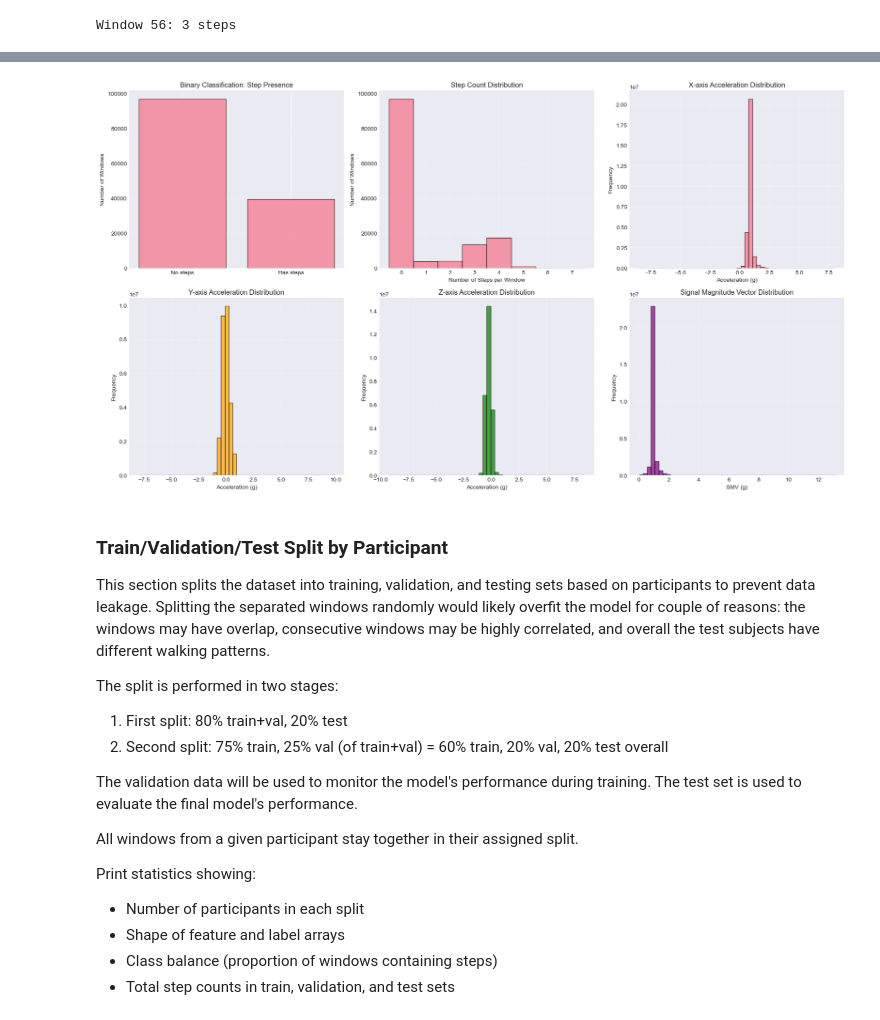
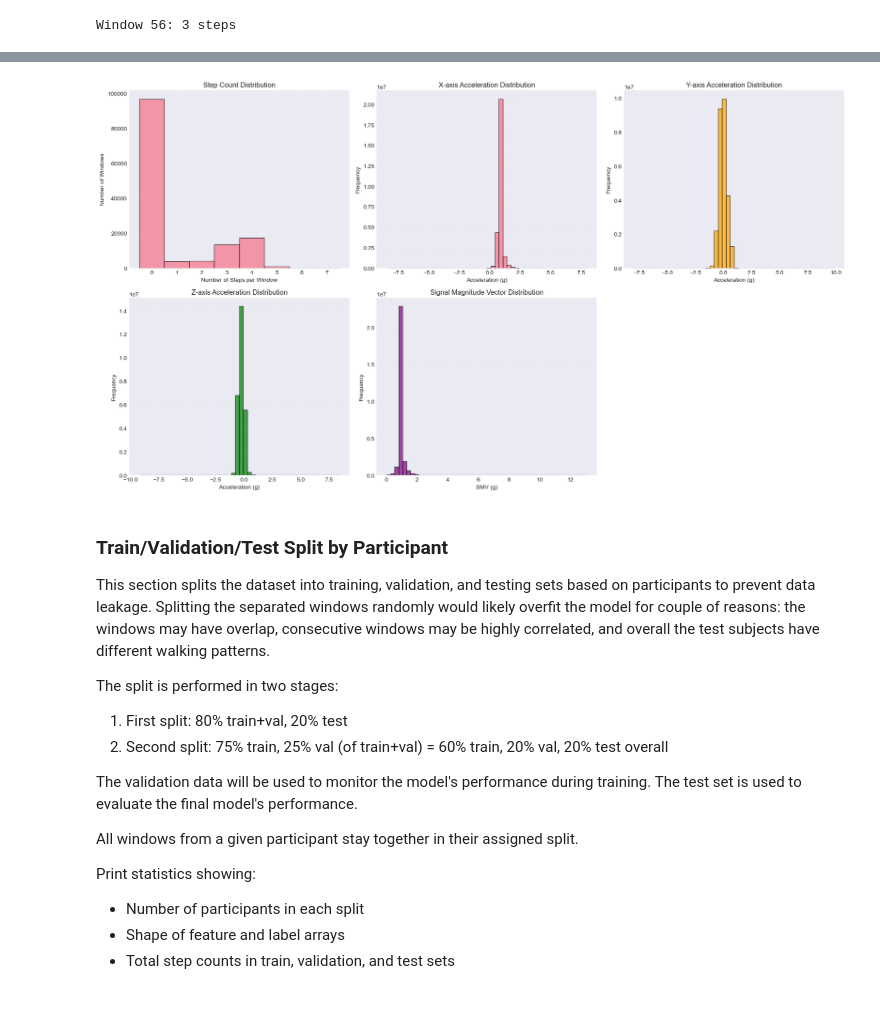
Before and after one commit to pekko-kauppila/Machine-Learning-Projects, a Jupyter notebook: Step_counter_project/notebooks/data_preparation_cnn.ipynb, the cells around one changed output, grey strips where cells are left out. Drawn from its saved outputs; the diff is of its cells as text; code cells hidden in the pictures.

Commit message:
delete experiment comparison, delete classification functionality from data preparation, use zero overlapping n test data windows

```diff
--- a/Step_counter_project/notebooks/data_preparation_cnn.ipynb
+++ b/Step_counter_project/notebooks/data_preparation_cnn.ipynb
@@ -90,10 +94,16 @@ Print statistics for a test participant and plot a sample window of X, Y, Z, and
 # %%
 # Window extraction function
 
-def process_participant_cnn(participant_id, window_size=WINDOW_SIZE, step_size=STEP_SIZE,
+def process_participant_cnn(participant_id, window_size=WINDOW_SIZE, step_size=TRAIN_VAL_STEP,
                             use_smv=USE_SMV_CHANNEL):
     """
     Process a single participant's data and extract raw windowed data for CNN.
+
+    Args:
+        participant_id: Participant ID (e.g., 'P01')
+        window_size: Size of window in samples
+        step_size: Step size for sliding window (controls overlap)
+        use_smv: Whether to add SMV as 4th channel
 
     Returns:
         windows: numpy array of shape (n_windows, window_size, n_channels)
@@ -111,7 +121,6 @@ def process_participant_cnn(participant_id, window_size=WINDOW_SIZE, step_size=S
         df['smv'] = np.sqrt(df['x']**2 + df['y']**2 + df['z']**2)
 
     windows_list = []
-    labels_binary = []
     labels_count = []
     metadata_list = []
 
@@ -137,7 +146,6 @@ def process_participant_cnn(participant_id, window_size=WINDOW_SIZE, step_size=S
         annotations = window['annotation'].values
         step_count = annotations.sum()
 
-        labels_binary.append(int(step_count > 0))  # Binary: has steps?
         labels_count.append(step_count)  # Count: how many steps?
 
         # Store metadata
@@ -153,7 +161,6 @@ def process_participant_cnn(participant_id, window_size=WINDOW_SIZE, step_size=S
     windows = np.array(windows_list)  # (n_windows, window_size, n_channels)
 
     labels_dict = {
-        'binary': np.array(labels_binary),  # (n_windows,)
         'count': np.array(labels_count)  # (n_windows,)
     }
 
@@ -359,57 +389,54 @@ Processing P12... 3367 windows extracted
 # %%
 # Visualize data statistics
 
 fig, axes = plt.subplots(2, 3, figsize=(18, 10))
 
-# Binary class distribution
-axes[0, 0].bar(['No steps', 'Has steps'], np.bincount(y_binary), edgecolor='black', alpha=0.7)
+# Step count distribution
+bins = np.arange(int(y_train_val_count.max()) + 2)
+axes[0, 0].hist(y_train_val_count, bins=bins, edgecolor='black', alpha=0.7, align='left')
+axes[0, 0].set_xlabel('Number of Steps per Window')
 axes[0, 0].set_ylabel('Number of Windows')
-axes[0, 0].set_title('Binary Classification: Step Presence')
-axes[0, 0].grid(True, alpha=0.3, axis='y')
+axes[0, 0].set_title('Step Count Distribution')
+axes[0, 0].grid(True, alpha=0.3)
 
-# Step count distribution
-bins = np.arange(int(y_count.max()) + 2)
-axes[0, 1].hist(y_count, bins=bins, edgecolor='black', alpha=0.7, align='left')
-axes[0, 1].set_xlabel('Number of Steps per Window')
-axes[0, 1].set_ylabel('Number of Windows')
-axes[0, 1].set_title('Step Count Distribution')
+# Accelerometer value distribution (all windows, X axis)
+axes[0, 1].hist(X_train_val[:, :, 0].flatten(), bins=50, edgecolor='black', alpha=0.7)
+axes[0, 1].set_xlabel('Acceleration (g)')
+axes[0, 1].set_ylabel('Frequency')
+axes[0, 1].set_title('X-axis Acceleration Distribution')
 axes[0, 1].grid(True, alpha=0.3)
 
-# Accelerometer value distribution (all windows, X axis)
-axes[0, 2].hist(X[:, :, 0].flatten(), bins=50, edgecolor='black', alpha=0.7)
+# Y-axis acceleration distribution
+axes[0, 2].hist(X_train_val[:, :, 1].flatten(), bins=50, edgecolor='black', alpha=0.7, color='orange')
 axes[0, 2].set_xlabel('Acceleration (g)')
 axes[0, 2].set_ylabel('Frequency')
-axes[0, 2].set_title('X-axis Acceleration Distribution')
+axes[0, 2].set_title('Y-axis Acceleration Distribution')
 axes[0, 2].grid(True, alpha=0.3)
 
-# Y-axis acceleration distribution
-axes[1, 0].hist(X[:, :, 1].flatten(), bins=50, edgecolor='black', alpha=0.7, color='orange')
+# Z-axis acceleration distribution
+axes[1, 0].hist(X_train_val[:, :, 2].flatten(), bins=50, edgecolor='black', alpha=0.7, color='green')
 axes[1, 0].set_xlabel('Acceleration (g)')
 axes[1, 0].set_ylabel('Frequency')
-axes[1, 0].set_title('Y-axis Acceleration Distribution')
+axes[1, 0].set_title('Z-axis Acceleration Distribution')
 axes[1, 0].grid(True, alpha=0.3)
-
-# Z-axis acceleration distribution
-axes[1, 1].hist(X[:, :, 2].flatten(), bins=50, edgecolor='black', alpha=0.7, color='green')
-axes[1, 1].set_xlabel('Acceleration (g)')
-axes[1, 1].set_ylabel('Frequency')
-axes[1, 1].set_title('Z-axis Acceleration Distribution')
-axes[1, 1].grid(True, alpha=0.3)
 
 # SMV distribution if available
 if USE_SMV_CHANNEL:
-    axes[1, 2].hist(X[:, :, 3].flatten(), bins=50, edgecolor='black', alpha=0.7, color='purple')
-    axes[1, 2].set_xlabel('SMV (g)')
-    axes[1, 2].set_ylabel('Frequency')
-    axes[1, 2].set_title('Signal Magnitude Vector Distribution')
-    axes[1, 2].grid(True, alpha=0.3)
+    axes[1, 1].hist(X_train_val[:, :, 3].flatten(), bins=50, edgecolor='black', alpha=0.7, color='purple')
+    axes[1, 1].set_xlabel('SMV (g)')
+    axes[1, 1].set_ylabel('Frequency')
+    axes[1, 1].set_title('Signal Magnitude Vector Distribution')
+    axes[1, 1].grid(True, alpha=0.3)
 else:
-    axes[1, 2].axis('off')
+    axes[1, 1].axis('off')
+
+# Hide unused subplot
+axes[1, 2].axis('off')
 
 plt.tight_layout()
 plt.show()
 # %% [output]
-[figure, old version]
+[figure, new version]
 # %% [markdown]
 ### Train/Validation/Test Split by Participant
 
@@ -426,7 +453,6 @@ All windows from a given participant stay together in their assigned split.
 Print statistics showing:
 - Number of participants in each split
 - Shape of feature and label arrays
-- Class balance (proportion of windows containing steps)
 - Total step counts in train, validation, and test sets
 # %%
 # Train/val/test split by participant
```
Also changed, not shown: parts of 12 cells of this notebook, 1 other file.
